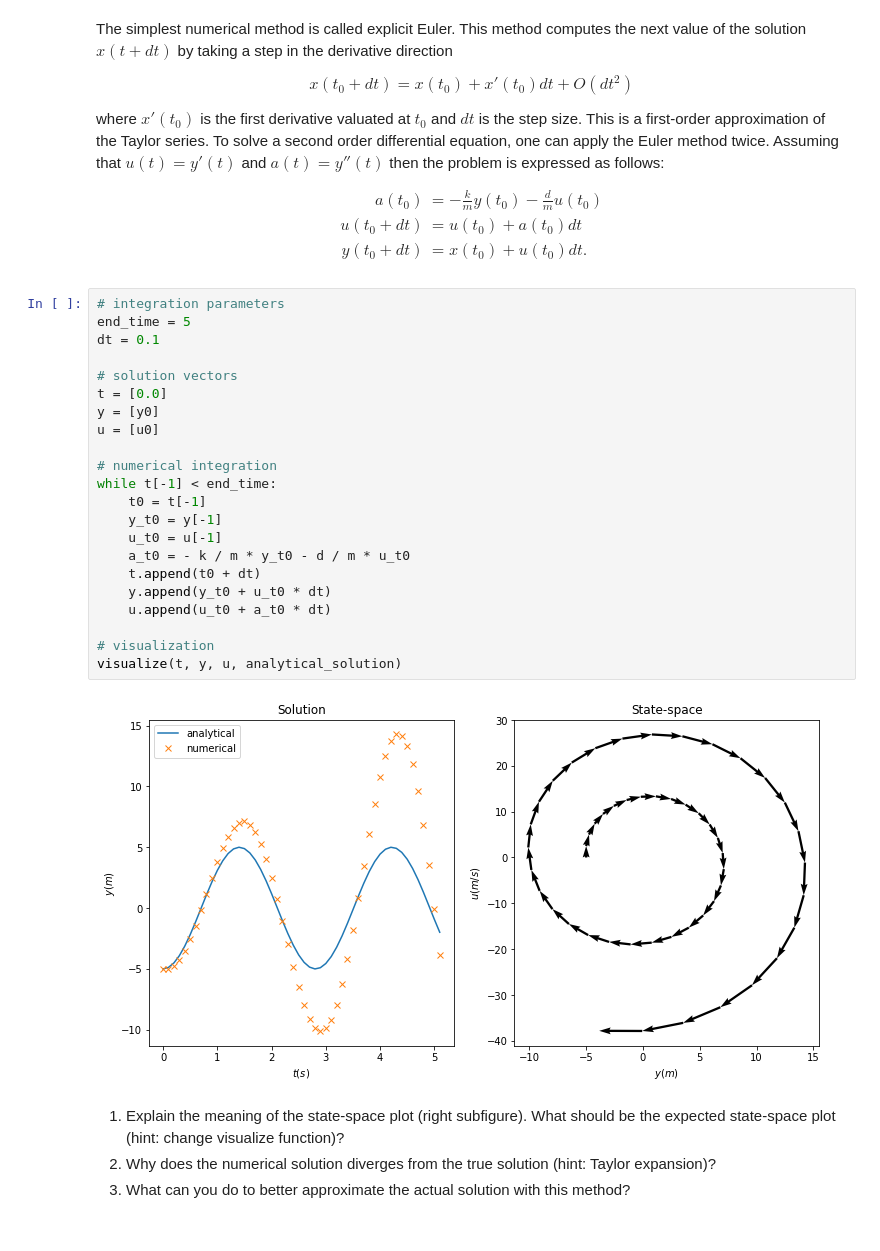
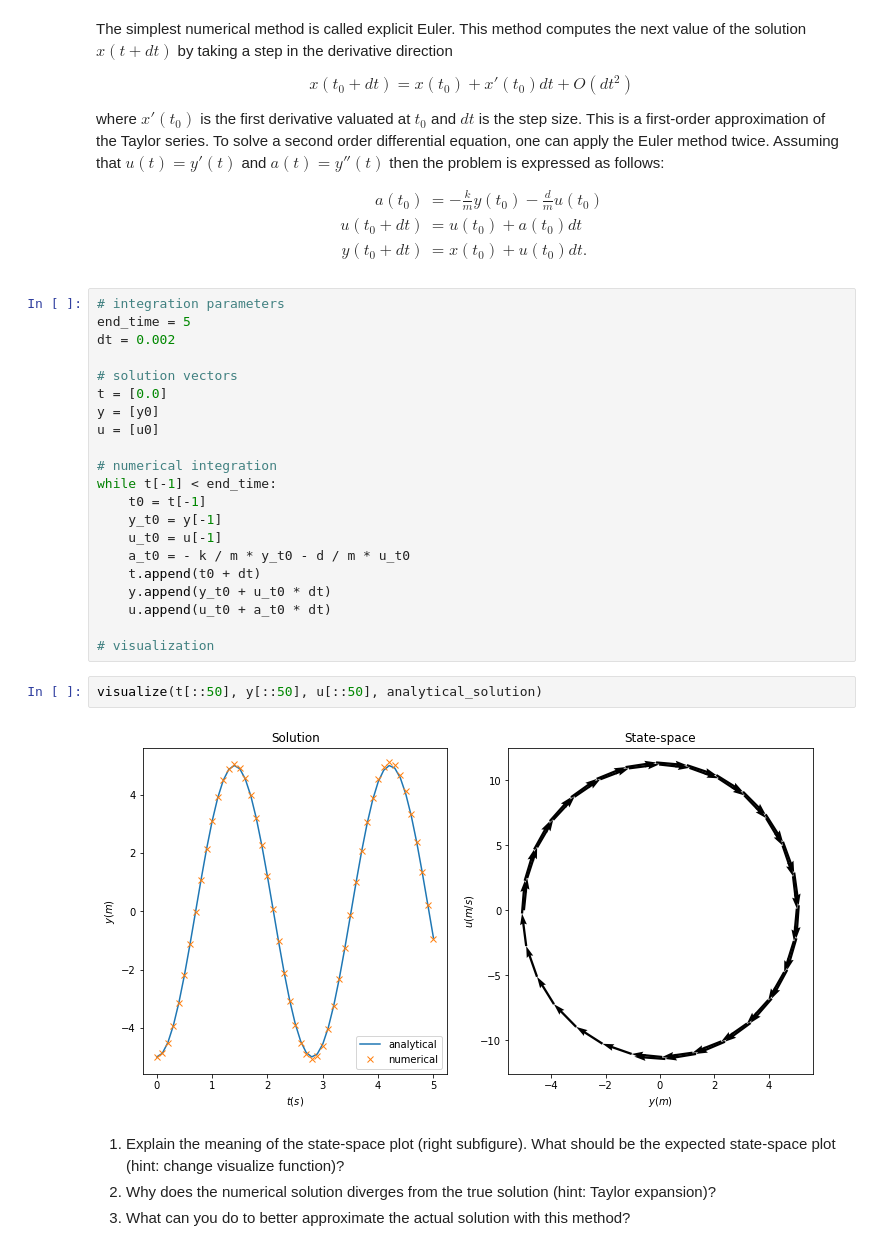
Before and after one commit to teguhSL/legged_robots, a Jupyter notebook: exercises/assignment_03/numerical_integration/numerical_integration.ipynb, the cells around one changed output. Cells and saved outputs as stored; diff of their text form.

```diff
--- a/exercises/assignment_03/numerical_integration/numerical_integration.ipynb
+++ b/exercises/assignment_03/numerical_integration/numerical_integration.ipynb
@@ -123,7 +131,7 @@ expressed as follows:
 # %%
 # integration parameters
 end_time = 5
-dt = 0.1
+dt = 0.002
 
 # solution vectors
 t = [0.0]
@@ -141,9 +149,10 @@ while t[-1] < end_time:
     u.append(u_t0 + a_t0 * dt)
 
 # visualization
-visualize(t, y, u, analytical_solution)
-# %% [output]
-[figure, removed]
+# %%
+visualize(t[::50], y[::50], u[::50], analytical_solution)
+# %% [output]
+[figure, added]
 # %% [markdown]
 1. Explain the meaning of the state-space plot (right subfigure). What should be the expected state-space plot (hint: change visualize function)?
 2. Why does the numerical solution diverges from the true solution (hint: Taylor expansion)?
```
Also changed, not shown: parts of 10 cells of this notebook, 32 other files.
